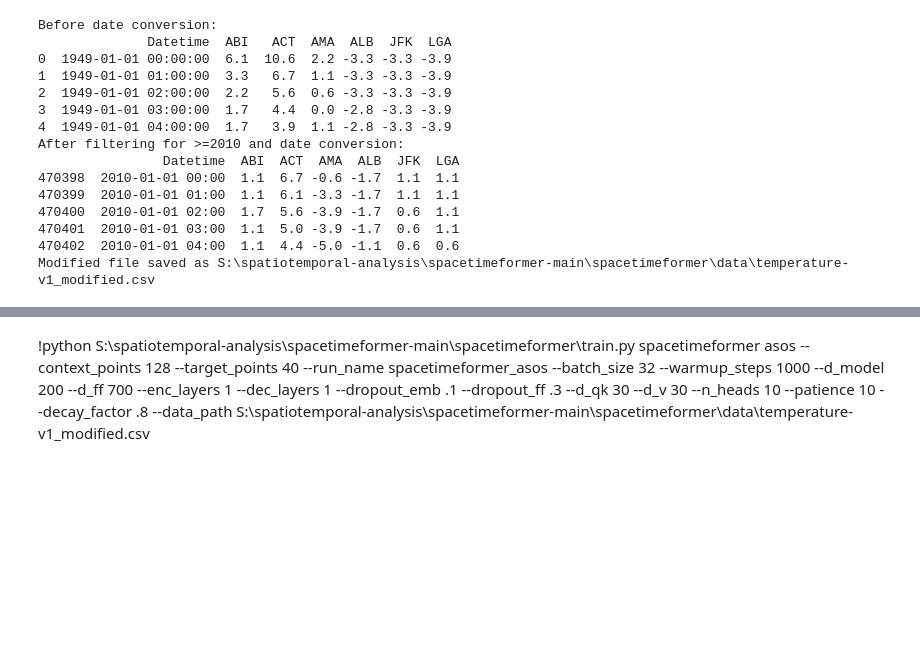
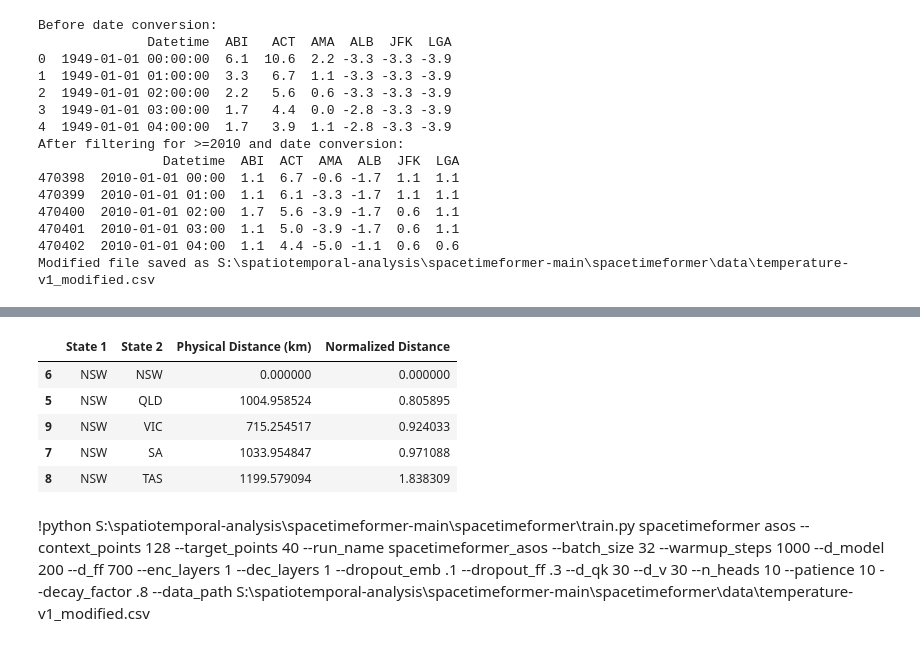
Before and after one commit to Sathwick-Reddy-M/improving-temporal-forecasting, a Jupyter notebook: debug.ipynb, the cells around one changed output, grey strips where cells are left out. Cells and saved outputs as stored; diff of their text form; code cells hidden in the pictures; blank space fills up the shorter version.

```diff
--- a/debug.ipynb
+++ b/debug.ipynb
@@ -49,3 +138,12 @@ Modified file saved as S:\spatiotemporal-analysis\spacetimeformer-main\spacetime
+# %%
+distances_df[distances_df['State 1'] == 'NSW'].sort_values('Normalized Distance')
+# %% [output]
+|  | State 1 | State 2 | Physical Distance (km) | Normalized Distance |
+| 6 | NSW | NSW | 0.000000 | 0.000000 |
+| 5 | NSW | QLD | 1004.958524 | 0.805895 |
+| 9 | NSW | VIC | 715.254517 | 0.924033 |
+| 7 | NSW | SA | 1033.954847 | 0.971088 |
+| 8 | NSW | TAS | 1199.579094 | 1.838309 |
 # %% [markdown]
 !python S:\\spatiotemporal-analysis\\spacetimeformer-main\\spacetimeformer\\train.py spacetimeformer asos --context_points 128 --target_points 40 --run_name spacetimeformer_asos --batch_size 32 --warmup_steps 1000 --d_model 200 --d_ff 700 --enc_layers 1 --dec_layers 1 --dropout_emb .1 --dropout_ff .3 --d_qk 30 --d_v 30 --n_heads 10 --patience 10 --decay_factor .8 --data_path S:\\spatiotemporal-analysis\\spacetimeformer-main\\spacetimeformer\\data\\temperature-v1_modified.csv
 # %%
```
Also changed, not shown: parts of 6 cells of this notebook, 1 other file.
